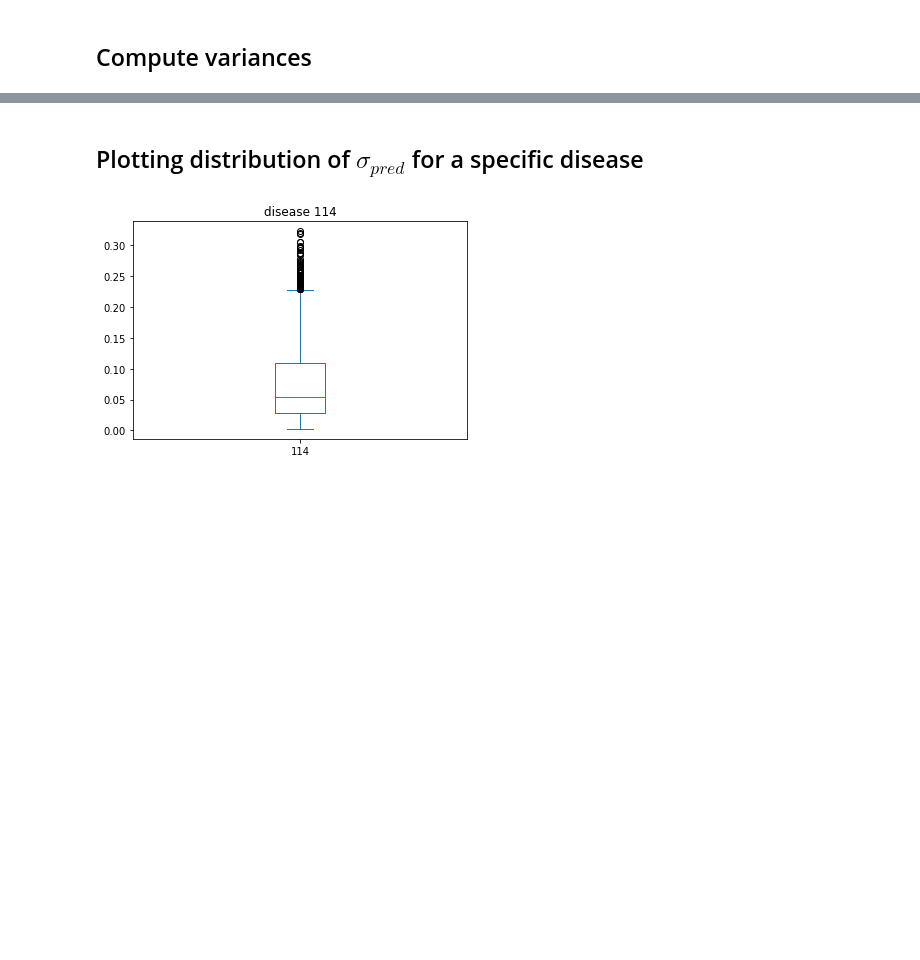
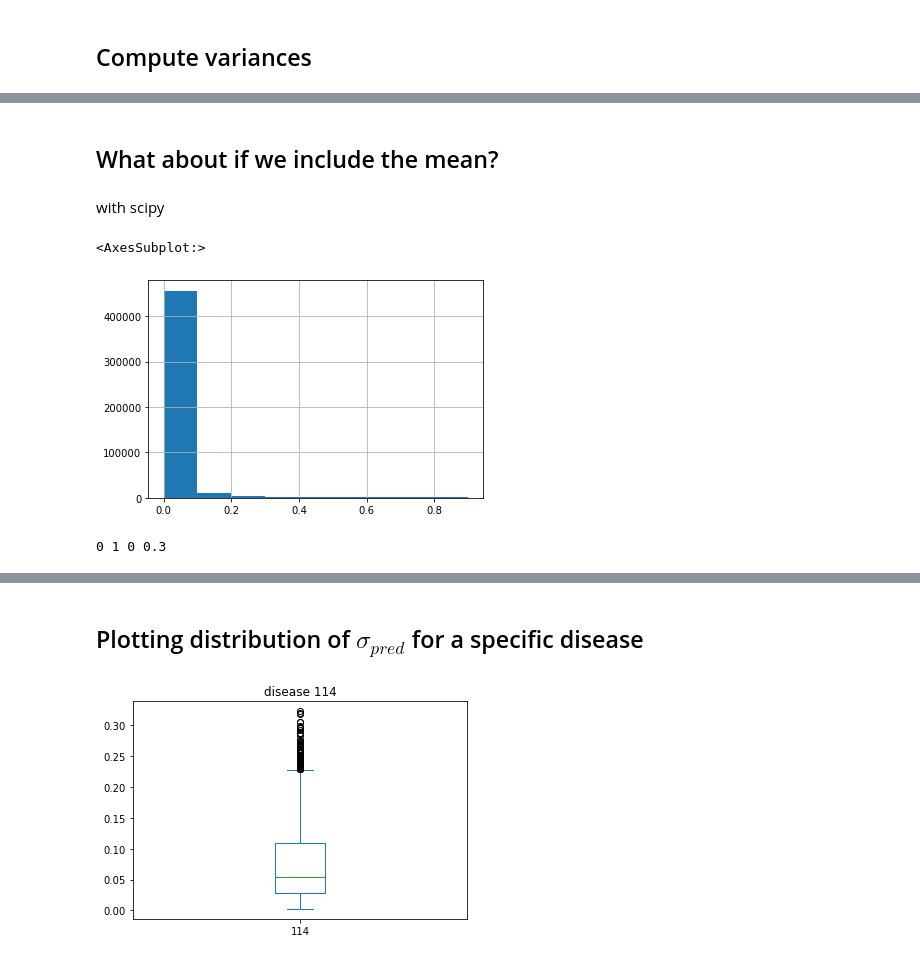
Before and after one commit to snovaisg/master-thesis, a Jupyter notebook: Accuracy as a function of confidence.ipynb, the cells around one changed output, grey strips where cells are left out. Cells and saved outputs as stored; diff of their text form; code cells hidden in the pictures; blank space fills up the shorter version.

```diff
--- a/Accuracy as a function of confidence.ipynb
+++ b/Accuracy as a function of confidence.ipynb
@@ -62,0 +349,39 @@ std.shape
+# %% [markdown]
+## What about if we include the mean?
+# %% [markdown]
+with scipy
+# %%
+pd.Series(mean_values).hist(bins = [e/10 for e in range(10)])
+# %% [output]
+<AxesSubplot:>
+[figure, added]
+# %%
+import scipy
+#scipy.stats.gaussian_kde
+
+mean_values = mean_stats.where(tp).to_numpy().flatten()
+var_values = var_stats.where(tp).to_numpy().flatten()
+
+# removing nans
+mean_values = mean_values[~np.isnan(mean_values)]
+var_values = var_values[~np.isnan(var_values)]
+
+x,y = mean_values,var_values
+
+data = np.vstack([mean_values,var_values])
+
+kernel = scipy.stats.gaussian_kde(data)
+
+# Define the borders
+xmin = 0
+xmax = 1
+ymin = 0
+ymax = 0.3
+print(xmin, xmax, ymin, ymax)
+# Create meshgrid
+xx, yy = np.mgrid[xmin:xmax:50j, ymin:ymax:50j]
+positions = np.vstack([xx.ravel(), yy.ravel()])
+
+f = np.reshape(kernel(positions).T, xx.shape)
+# %% [output]
+0 1 0 0.3
```
Also changed, not shown: parts of 43 cells of this notebook.
